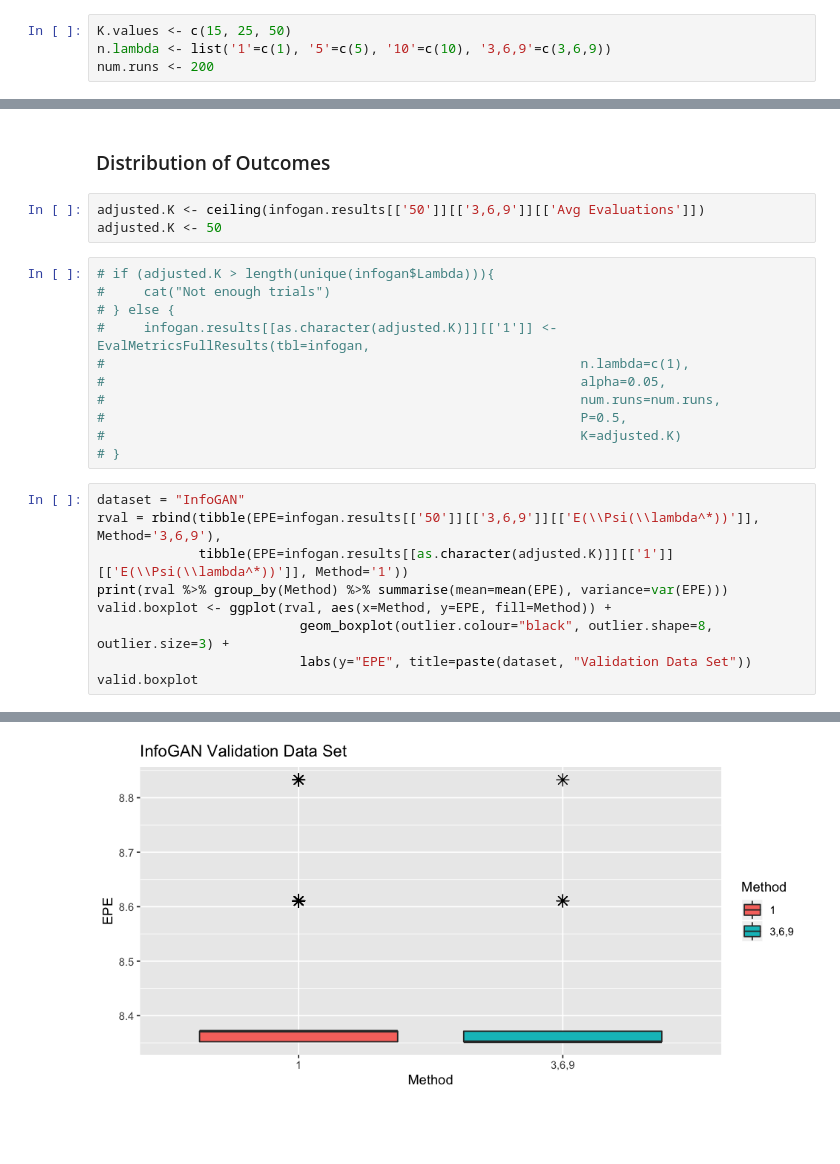
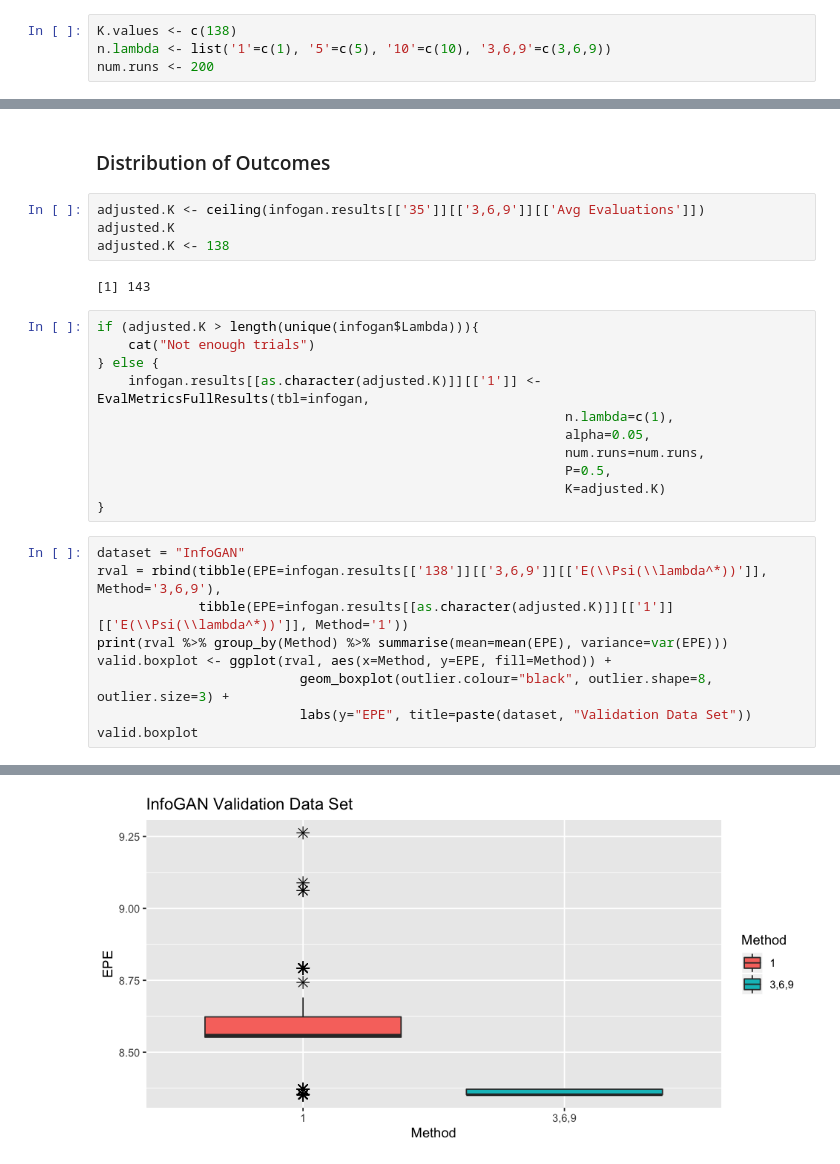
Before and after one commit to LarsHH/reproducible-hyperparameter-optimization-jcgs-2019, a Jupyter notebook: evaluation.ipynb, the cells around one changed output, grey strips where cells are left out. Saved outputs shown, nothing was run; the diff lists cells and outputs as text; blank space fills up the shorter version.

```diff
--- a/evaluation.ipynb
+++ b/evaluation.ipynb
@@ -1369,7 +1369,7 @@ ggsave("figures/Boston-qqplot.png", plot=p, width=8, height=4)
 # %% [markdown]
 # MNIST INFOGAN
 # %%
-K.values <- c(15, 25, 50)
+K.values <- c(138)
 n.lambda <- list('1'=c(1), '5'=c(5), '10'=c(10), '3,6,9'=c(3,6,9))
 num.runs <- 200
 # %%
@@ -1427,22 +1428,25 @@ $\hat{\Pr}(k \in [\tilde{k}+1, K] | k \neq k^*)$ & 0.98 & 0.91 & 0.96 & 0.95 \\
 # %% [markdown]
 ### Distribution of Outcomes
 # %%
-adjusted.K <- ceiling(infogan.results[['50']][['3,6,9']][['Avg Evaluations']])
-adjusted.K <- 50
+adjusted.K <- ceiling(infogan.results[['35']][['3,6,9']][['Avg Evaluations']])
+adjusted.K
+adjusted.K <- 138
+# %% [output]
+[1] 143
 # %%
-# if (adjusted.K > length(unique(infogan$Lambda))){
-#     cat("Not enough trials")
-# } else {
-#     infogan.results[[as.character(adjusted.K)]][['1']] <- EvalMetricsFullResults(tbl=infogan,
-#                                                             n.lambda=c(1),
-#                                                             alpha=0.05,
-#                                                             num.runs=num.runs,
-#                                                             P=0.5,
-#                                                             K=adjusted.K)
-# }
+if (adjusted.K > length(unique(infogan$Lambda))){
+    cat("Not enough trials")
+} else {
+    infogan.results[[as.character(adjusted.K)]][['1']] <- EvalMetricsFullResults(tbl=infogan,
+                                                            n.lambda=c(1),
+                                                            alpha=0.05,
+                                                            num.runs=num.runs,
+                                                            P=0.5,
+                                                            K=adjusted.K)
+}
 # %%
 dataset = "InfoGAN"
-rval = rbind(tibble(EPE=infogan.results[['50']][['3,6,9']][['E(\\Psi(\\lambda^*))']], Method='3,6,9'),
+rval = rbind(tibble(EPE=infogan.results[['138']][['3,6,9']][['E(\\Psi(\\lambda^*))']], Method='3,6,9'),
              tibble(EPE=infogan.results[[as.character(adjusted.K)]][['1']][['E(\\Psi(\\lambda^*))']], Method='1'))
 print(rval %>% group_by(Method) %>% summarise(mean=mean(EPE), variance=var(EPE)))
 valid.boxplot <- ggplot(rval, aes(x=Method, y=EPE, fill=Method)) +
@@ -1458 +1462 @@ valid.boxplot
-[figure, old version]
+[figure, new version]
```
Also changed, not shown: parts of 4 cells of this notebook, 1 other file.
